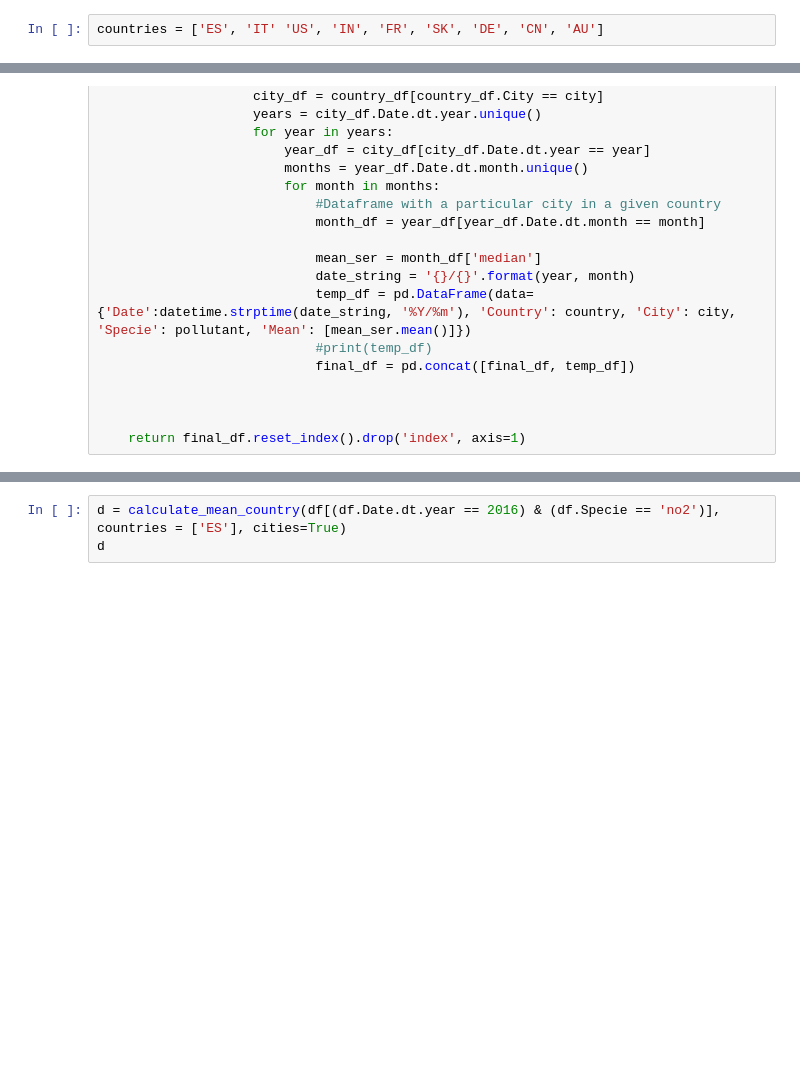
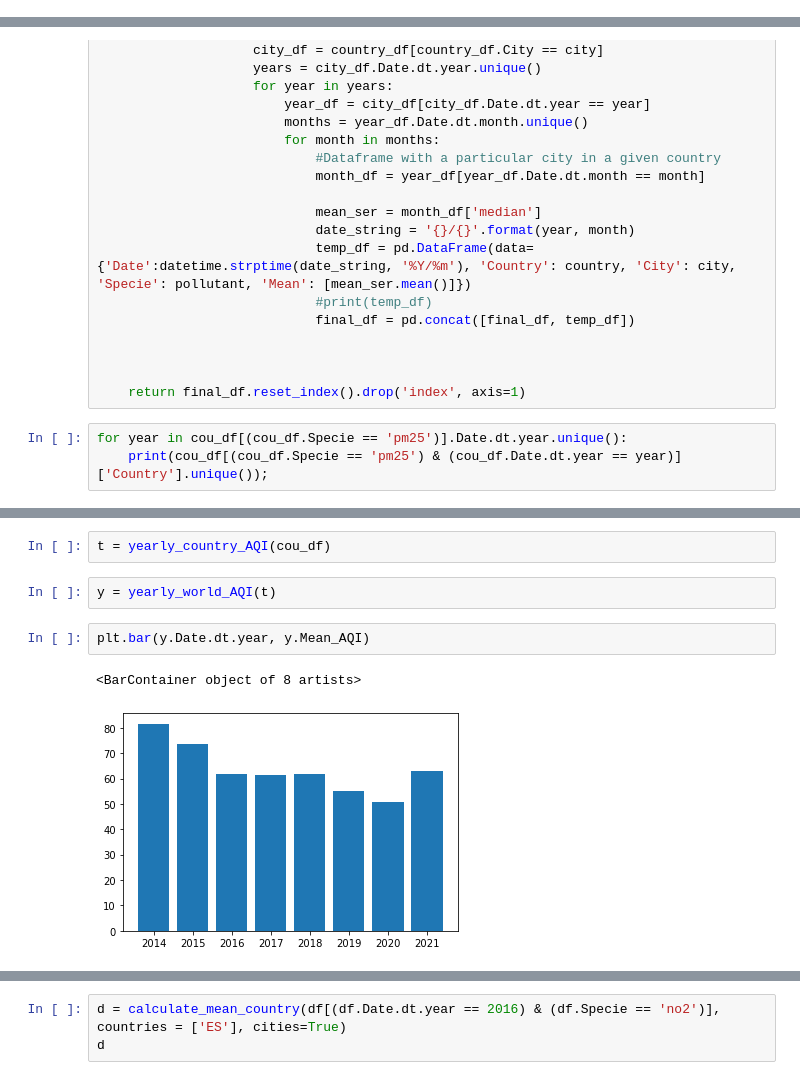
Before and after one commit to PabloVales/Air_Pollution_Covid, a Jupyter notebook: Untitled.ipynb, the cells around one changed output, grey strips where cells are left out. Drawn from its saved outputs; the diff is of its cells as text; blank space fills up the shorter version.

Commit message:
yearly averages done

```diff
--- a/Untitled.ipynb
+++ b/Untitled.ipynb
@@ -214,2 +208,0 @@ array([ 2,  3,  4,  5,  6,  1,  7, 12], dtype=int64)
-# %%
-countries = ['ES', 'IT' 'US', 'IN', 'FR', 'SK', 'DE', 'CN', 'AU']
@@ -283,3 +266,6 @@ def calculate_mean_country(df, countries, cities=False):
 
 
     return final_df.reset_index().drop('index', axis=1)
+# %%
+for year in cou_df[(cou_df.Specie == 'pm25')].Date.dt.year.unique():
+    print(cou_df[(cou_df.Specie == 'pm25') & (cou_df.Date.dt.year == year)]['Country'].unique());
@@ -308,0 +352,9 @@ df[(df['median'] > 500) & (df.Country == 'CN')]
+# %%
+t = yearly_country_AQI(cou_df)
+# %%
+y = yearly_world_AQI(t)
+# %%
+plt.bar(y.Date.dt.year, y.Mean_AQI)
+# %% [output]
+<BarContainer object of 8 artists>
+[figure, added]
```
Also changed, not shown: parts of 18 cells of this notebook.
